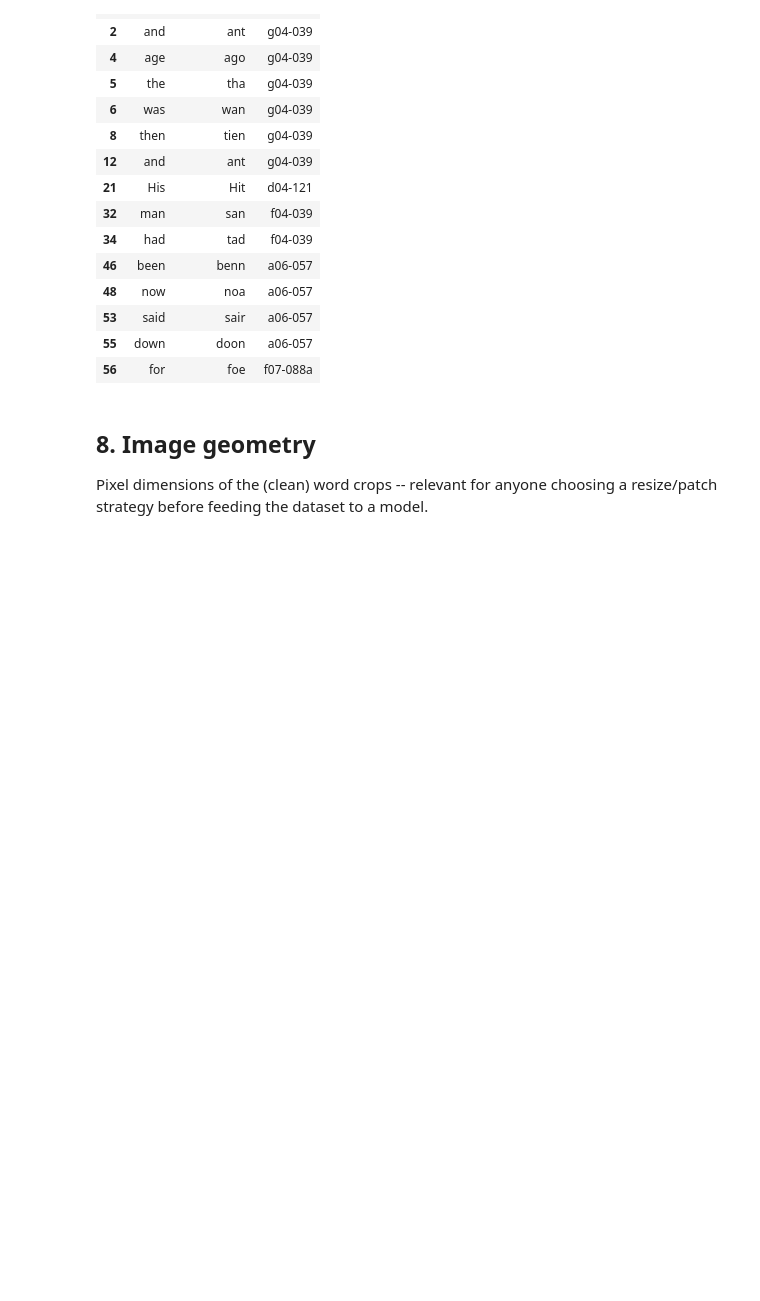
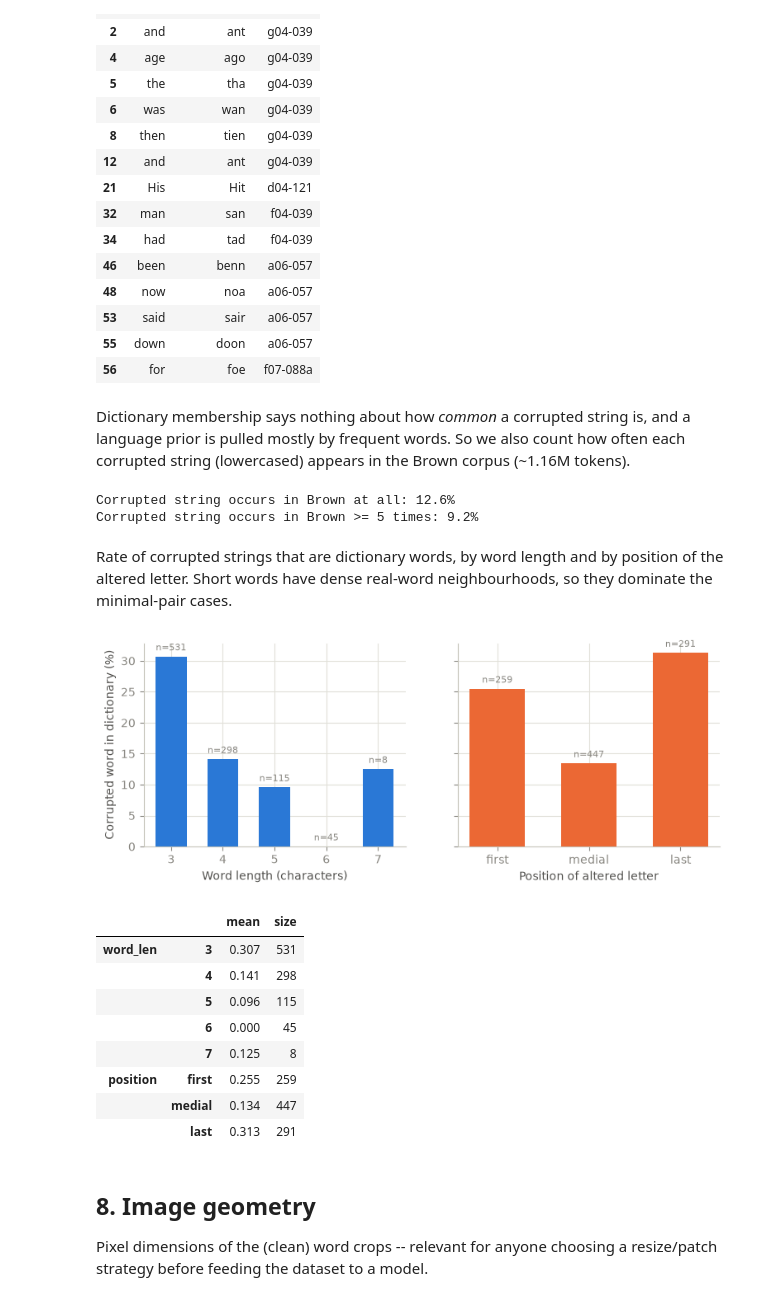
Before and after one commit to xiptos/htr_error_dataset, a Jupyter notebook: eda.ipynb, the cells around one changed output. Drawn from its saved outputs; the diff is of its cells as text; code cells hidden in the pictures; blank space fills up the shorter version.

```diff
--- a/eda.ipynb
+++ b/eda.ipynb
@@ -115,0 +144,14 @@ plt.show()
+# %%
+df["position"] = np.select(
+    [df["letter_index"] == 0, df["letter_index"] == df["word_len"] - 1], ["first", "last"], "medial"
+)
+pos_order = ["first", "medial", "last"]
+pos_obs = df["position"].value_counts().reindex(pos_order)
+pos_exp = pd.Series({
+    "first": (1 / df["word_len"]).sum(),
+    "medial": ((df["word_len"] - 2) / df["word_len"]).sum(),
+    "last": (1 / df["word_len"]).sum(),
+})[pos_order]
+res = stats.chisquare(pos_obs, pos_exp)
+print(pd.DataFrame({"observed": pos_obs, "expected": pos_exp.round(1)}))
+print(f"chi2 = {res.statistic:.2f}, dof = 2, p = {res.pvalue:.2f}")
@@ -282,6 +356,56 @@ minimal_pairs.head(15)
 | 53 | said | sair | a06-057 |
 | 55 | down | doon | a06-057 |
 | 56 | for | foe | f07-088a |
+# %% [markdown]
+Dictionary membership says nothing about how *common* a corrupted
+string is, and a language prior is pulled mostly by frequent words. So we
+also count how often each corrupted string (lowercased) appears in the
+Brown corpus (~1.16M tokens).
+# %%
+import nltk
+from collections import Counter
+from nltk.corpus import brown
+
+nltk.download("brown", quiet=True)
+brown_counts = Counter(w.lower() for w in brown.words())
+df["error_brown_count"] = df["error_word"].str.lower().map(brown_counts)
+print(f"Corrupted string occurs in Brown at all: {(df['error_brown_count'] >= 1).mean():.1%}")
+print(f"Corrupted string occurs in Brown >= 5 times: {(df['error_brown_count'] >= 5).mean():.1%}")
+# %% [output]
+Corrupted string occurs in Brown at all: 12.6%
+Corrupted string occurs in Brown >= 5 times: 9.2%
+# %% [markdown]
+Rate of corrupted strings that are dictionary words, by word length and
+by position of the altered letter. Short words have dense real-word
+neighbourhoods, so they dominate the minimal-pair cases.
+# %%
+by_len = df.groupby("word_len")["error_is_dict"].agg(["mean", "size"])
+by_pos = df.groupby("position")["error_is_dict"].agg(["mean", "size"]).reindex(pos_order)
+
+fig, axes = plt.subplots(1, 2, figsize=(9, 3.2), sharey=True)
+for ax, tab, xlabel, color in [(axes[0], by_len, "Word length (characters)", BLUE),
+                               (axes[1], by_pos, "Position of altered letter", ORANGE)]:
+    labels = [str(v) for v in tab.index]
+    ax.bar(labels, tab["mean"] * 100, color=color, width=0.6)
+    for x, (m, n) in enumerate(zip(tab["mean"], tab["size"])):
+        ax.text(x, m * 100 + 1, f"n={n}", ha="center", fontsize=8, color=INK_MUTED)
+    style_ax(ax)
+    ax.set_xlabel(xlabel)
+axes[0].set_ylabel("Corrupted word in dictionary (%)")
+save_fig(fig, "fig11_realword_breakdown", OUT_DIR)
+plt.show()
+pd.concat({"word_len": by_len, "position": by_pos}).round(3)
+# %% [output]
+[figure, added]
+|  |  | mean | size |
+| word_len | 3 | 0.307 | 531 |
+|  | 4 | 0.141 | 298 |
+|  | 5 | 0.096 | 115 |
+|  | 6 | 0.000 | 45 |
+|  | 7 | 0.125 | 8 |
+| position | first | 0.255 | 259 |
+|  | medial | 0.134 | 447 |
+|  | last | 0.313 | 291 |
 # %% [markdown]
 ## 8. Image geometry
 
```
Also changed, not shown: parts of 11 cells of this notebook, 2 other files.
